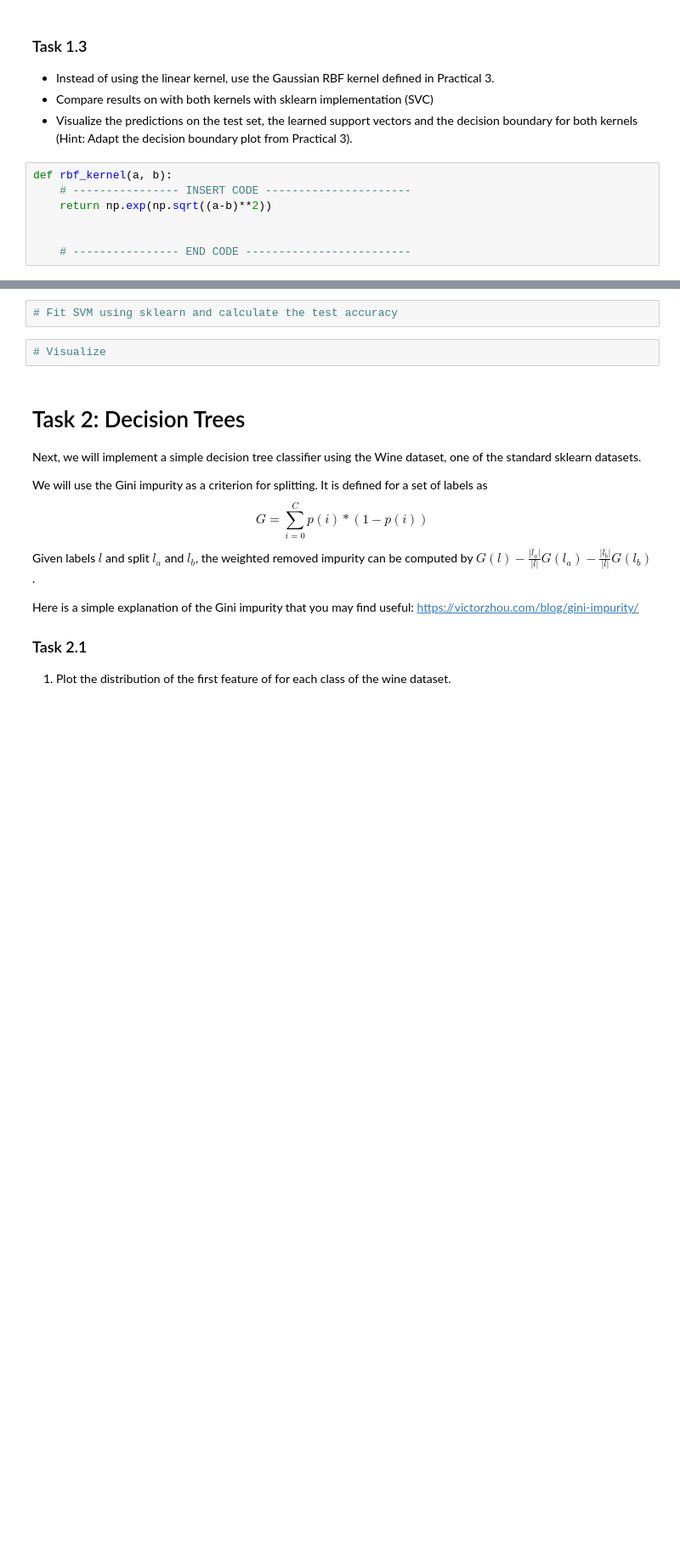
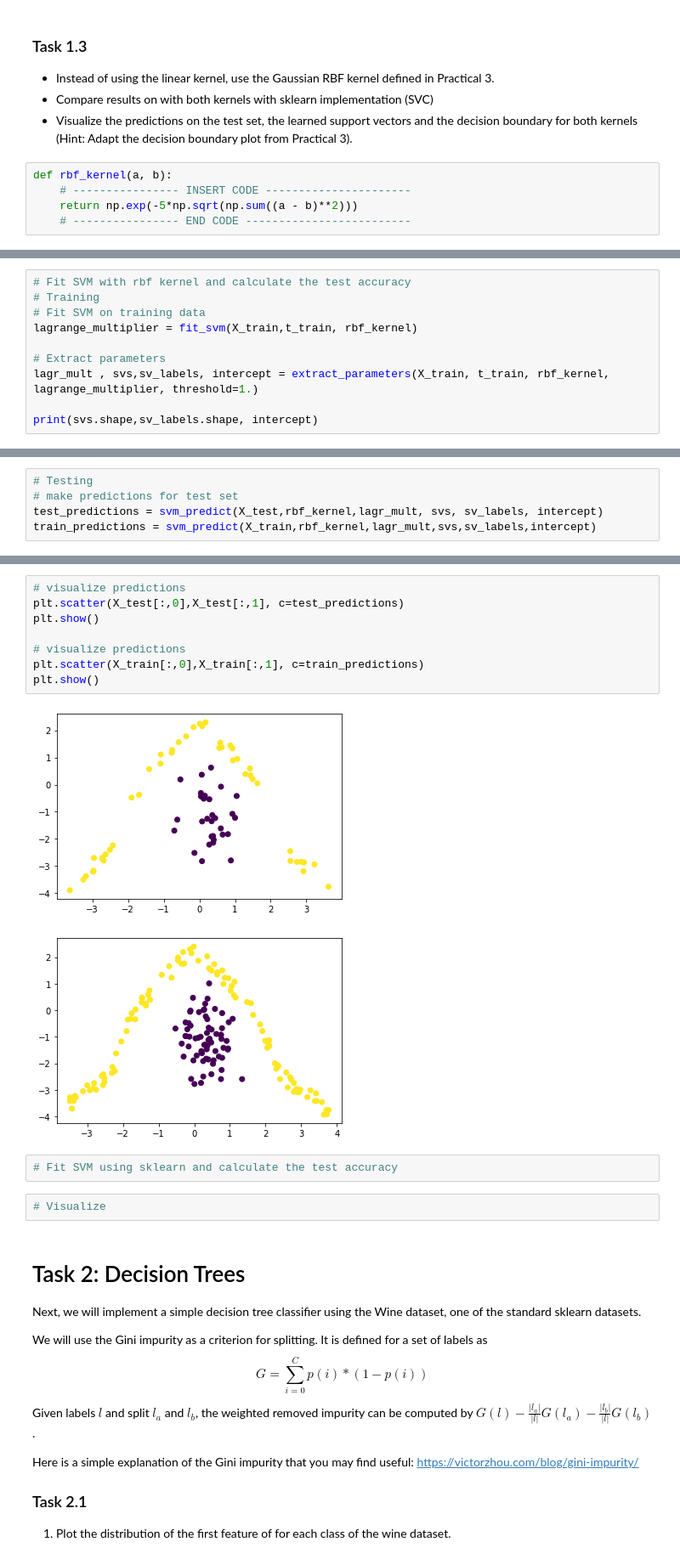
Before and after one commit to simonblaue/Master, a Jupyter notebook: Machine Learning/Practical 4/4_[NAME1]_[NAME2]_[NAME3].ipynb, the cells around one changed output, grey strips where cells are left out. Shown at 85% size. Saved outputs shown, nothing was run; the diff lists cells and outputs as text; blank space fills up the shorter version.

```diff
--- a/Machine Learning/Practical 4/4_[NAME1]_[NAME2]_[NAME3].ipynb
+++ b/Machine Learning/Practical 4/4_[NAME1]_[NAME2]_[NAME3].ipynb
@@ -254,7 +271,5 @@ ValueError: operands could not be broadcast together with shapes (13,) (12,54)
 # %%
 def rbf_kernel(a, b):
     # ---------------- INSERT CODE ----------------------
-    return np.exp(np.sqrt((a-b)**2))
-
-
+    return np.exp(-5*np.sqrt(np.sum((a - b)**2)))
     # ---------------- END CODE -------------------------
@@ -262,0 +276,10 @@ def rbf_kernel(a, b):
+# %%
+# Fit SVM with rbf kernel and calculate the test accuracy
+# Training
+# Fit SVM on training data
+lagrange_multiplier = fit_svm(X_train,t_train, rbf_kernel)
+
+# Extract parameters
+lagr_mult , svs,sv_labels, intercept = extract_parameters(X_train, t_train, rbf_kernel, lagrange_multiplier, threshold=1.)
+
+print(svs.shape,sv_labels.shape, intercept)
@@ -262,0 +297,5 @@ def rbf_kernel(a, b):
+# %%
+# Testing
+# make predictions for test set
+test_predictions = svm_predict(X_test,rbf_kernel,lagr_mult, svs, sv_labels, intercept)
+train_predictions = svm_predict(X_train,rbf_kernel,lagr_mult,svs,sv_labels,intercept)
@@ -263,3 +309,14 @@ def rbf_kernel(a, b):
+# %%
+# visualize predictions
+plt.scatter(X_test[:,0],X_test[:,1], c=test_predictions)
+plt.show()
+
+# visualize predictions
+plt.scatter(X_train[:,0],X_train[:,1], c=train_predictions)
+plt.show()
+# %% [output]
+[figure, added]
+[figure, added]
 # %%
 # Fit SVM using sklearn and calculate the test accuracy
 # %%
```
Also changed, not shown: parts of 11 cells of this notebook.
